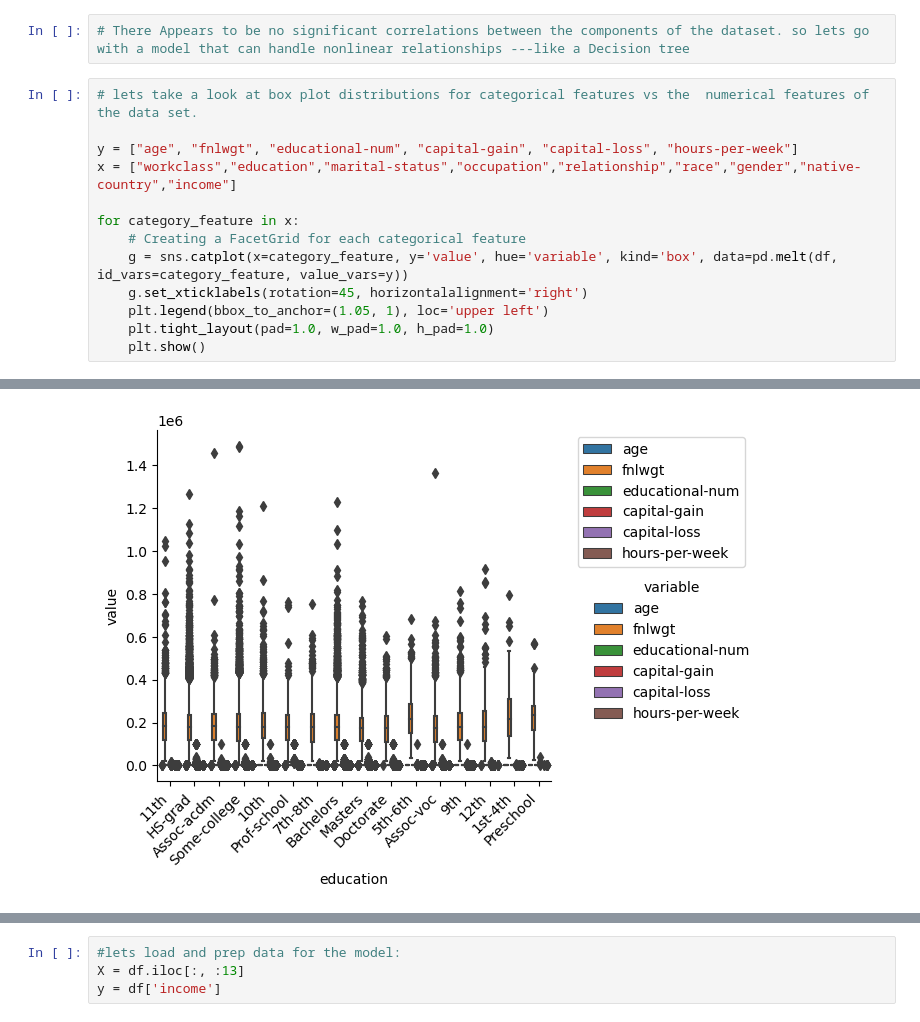
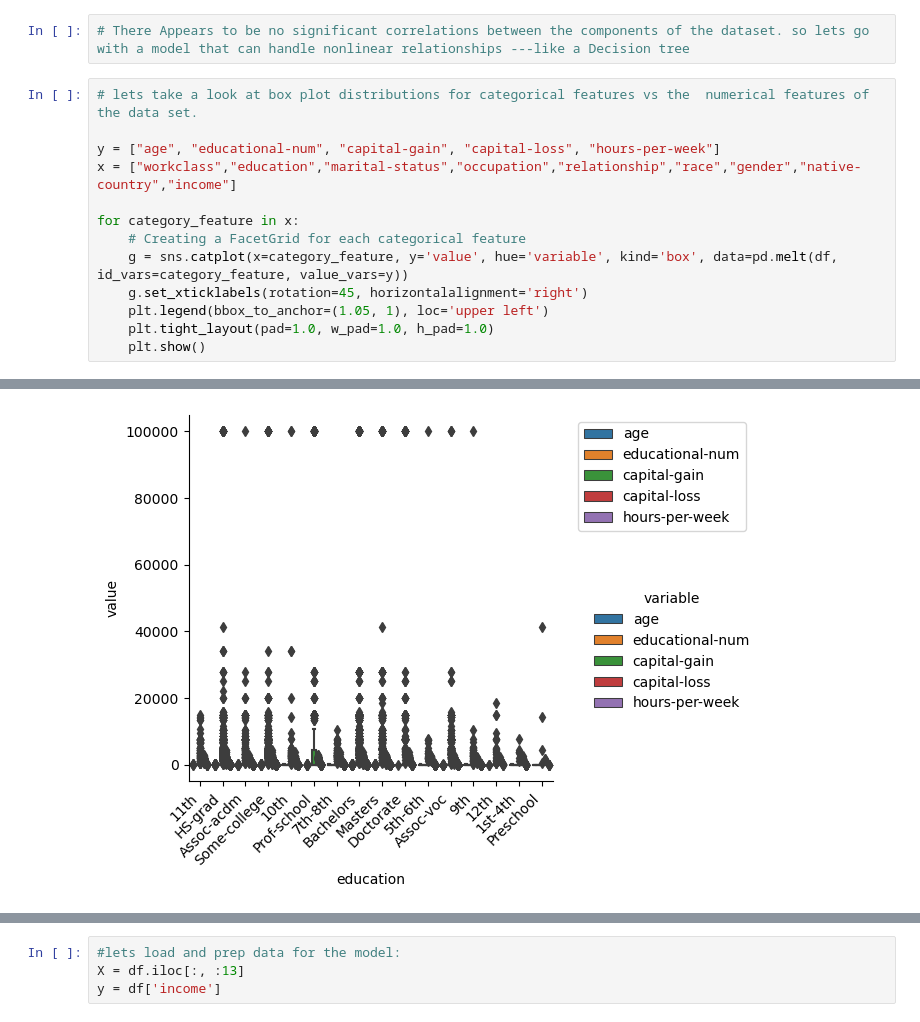
Before and after one commit to JTK112/Springboard--Joshua-D., a Jupyter notebook: DataStoryTelling.ipynb, the cells around one changed output, grey strips where cells are left out. Cells and saved outputs as stored; diff of their text form.

```diff
--- a/DataStoryTelling.ipynb
+++ b/DataStoryTelling.ipynb
@@ -85,7 +133,7 @@ plt.show()
 # %%
 # lets take a look at box plot distributions for categorical features vs the  numerical features of the data set.
 
-y = ["age", "fnlwgt", "educational-num", "capital-gain", "capital-loss", "hours-per-week"]
+y = ["age", "educational-num", "capital-gain", "capital-loss", "hours-per-week"]
 x = ["workclass","education","marital-status","occupation","relationship","race","gender","native-country","income"]
 
 for category_feature in x:
@@ -100 +148 @@ for category_feature in x:
-[figure, old version]
+[figure, new version]
```
Also changed, not shown: parts of 14 cells of this notebook.
